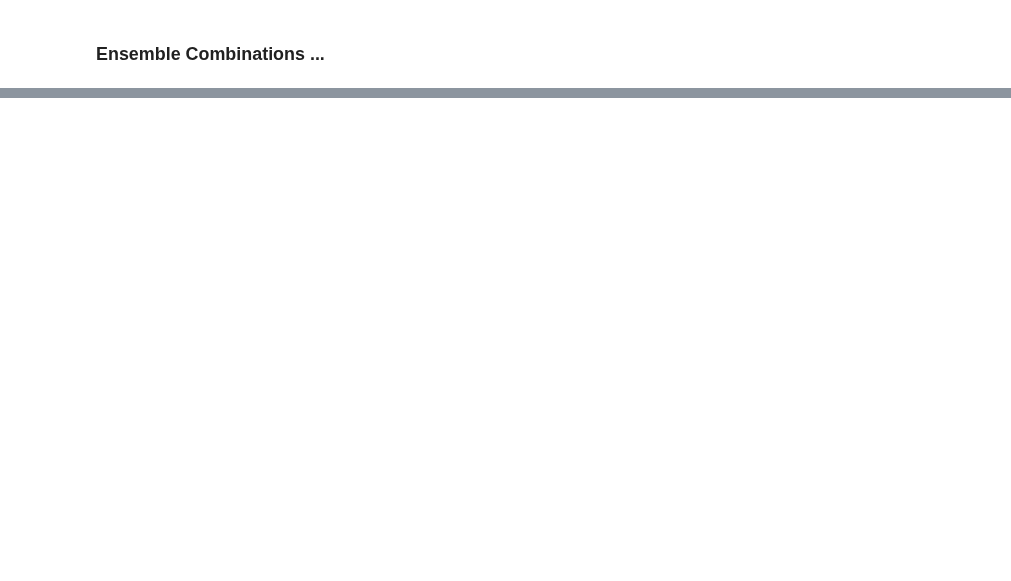
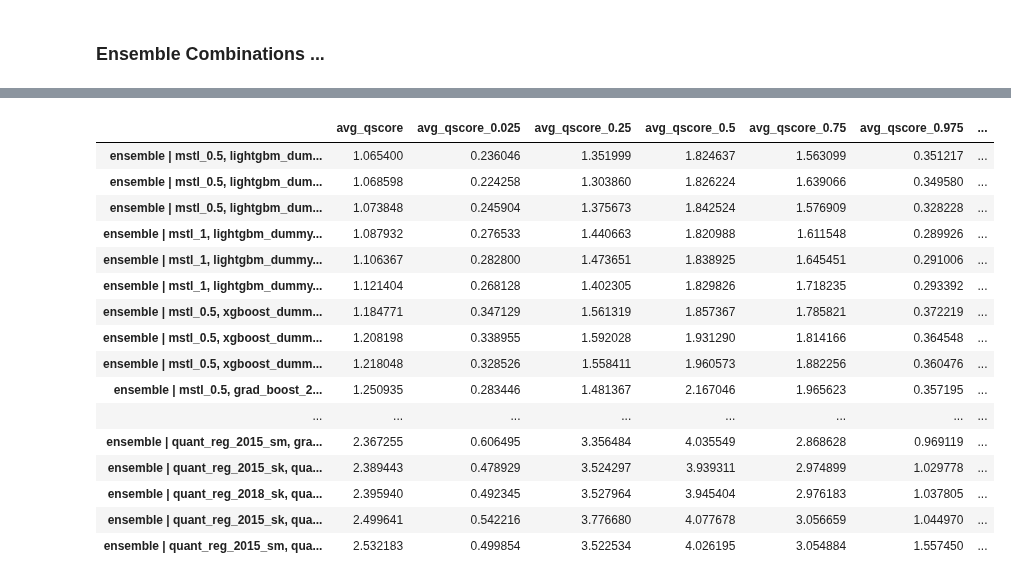
Before and after one commit to hikotei/2023_11-PTSFC, a Jupyter notebook: energy/2024_03_28 evaluate ensemble.ipynb, the cells around one changed output, grey strips where cells are left out. Drawn from its saved outputs; the diff is of its cells as text; code cells hidden in the pictures; blank space fills up the shorter version.

```diff
--- a/energy/2024_03_28 evaluate ensemble.ipynb
+++ b/energy/2024_03_28 evaluate ensemble.ipynb
@@ -204,2 +223,26 @@ dtype: object
+# %%
+# res_dict_2 = eval_all_ensembles(2, all_models, fcasts_dict)
+res_df = pd.concat(res_dict_2.values())
+res_df = res_df.groupby(res_df.index).mean().sort_values(by='avg_qscore', ascending=True)
+# res_df.to_csv("2024_03_28 2 model ensemble scores.csv")
+display(res_df.style.highlight_min(color = 'yellow', axis=0))
+# %% [output]
+|  | avg_qscore | avg_qscore_0.025 | avg_qscore_0.25 | avg_qscore_0.5 | avg_qscore_0.75 | avg_qscore_0.975 | ... |
+| ensemble | mstl_0.5, lightgbm_dum... | 1.065400 | 0.236046 | 1.351999 | 1.824637 | 1.563099 | 0.351217 | ... |
+| ensemble | mstl_0.5, lightgbm_dum... | 1.068598 | 0.224258 | 1.303860 | 1.826224 | 1.639066 | 0.349580 | ... |
+| ensemble | mstl_0.5, lightgbm_dum... | 1.073848 | 0.245904 | 1.375673 | 1.842524 | 1.576909 | 0.328228 | ... |
+| ensemble | mstl_1, lightgbm_dummy... | 1.087932 | 0.276533 | 1.440663 | 1.820988 | 1.611548 | 0.289926 | ... |
+| ensemble | mstl_1, lightgbm_dummy... | 1.106367 | 0.282800 | 1.473651 | 1.838925 | 1.645451 | 0.291006 | ... |
+| ensemble | mstl_1, lightgbm_dummy... | 1.121404 | 0.268128 | 1.402305 | 1.829826 | 1.718235 | 0.293392 | ... |
+| ensemble | mstl_0.5, xgboost_dumm... | 1.184771 | 0.347129 | 1.561319 | 1.857367 | 1.785821 | 0.372219 | ... |
+| ensemble | mstl_0.5, xgboost_dumm... | 1.208198 | 0.338955 | 1.592028 | 1.931290 | 1.814166 | 0.364548 | ... |
+| ensemble | mstl_0.5, xgboost_dumm... | 1.218048 | 0.328526 | 1.558411 | 1.960573 | 1.882256 | 0.360476 | ... |
+| ensemble | mstl_0.5, grad_boost_2... | 1.250935 | 0.283446 | 1.481367 | 2.167046 | 1.965623 | 0.357195 | ... |
+| ... | ... | ... | ... | ... | ... | ... | ... |
+| ensemble | quant_reg_2015_sm, gra... | 2.367255 | 0.606495 | 3.356484 | 4.035549 | 2.868628 | 0.969119 | ... |
+| ensemble | quant_reg_2015_sk, qua... | 2.389443 | 0.478929 | 3.524297 | 3.939311 | 2.974899 | 1.029778 | ... |
+| ensemble | quant_reg_2018_sk, qua... | 2.395940 | 0.492345 | 3.527964 | 3.945404 | 2.976183 | 1.037805 | ... |
+| ensemble | quant_reg_2015_sk, qua... | 2.499641 | 0.542216 | 3.776680 | 4.077678 | 3.056659 | 1.044970 | ... |
+| ensemble | quant_reg_2015_sm, qua... | 2.532183 | 0.499854 | 3.522534 | 4.026195 | 3.054884 | 1.557450 | ... |
 # %%
 # Create Own Ensembles
```
Also changed, not shown: parts of 10 cells of this notebook, 2 other files.
